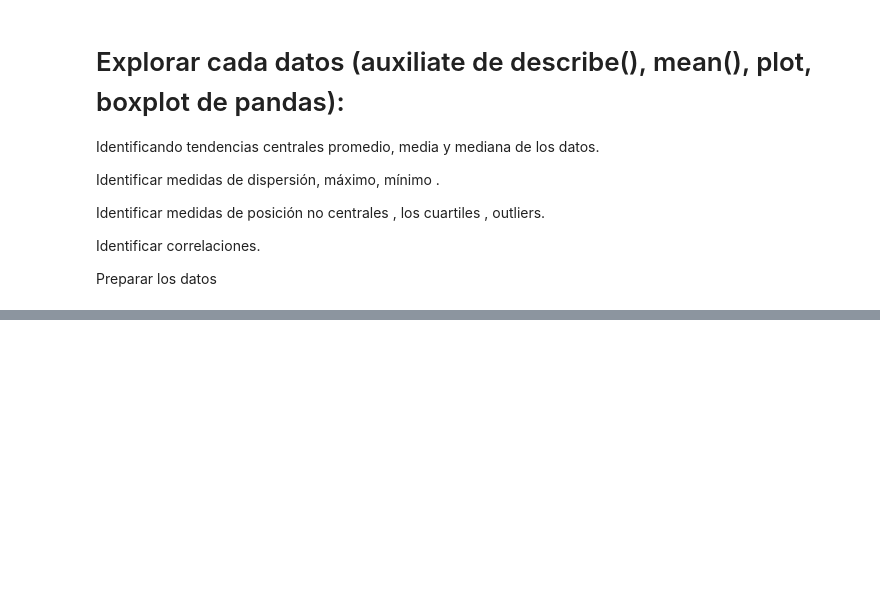
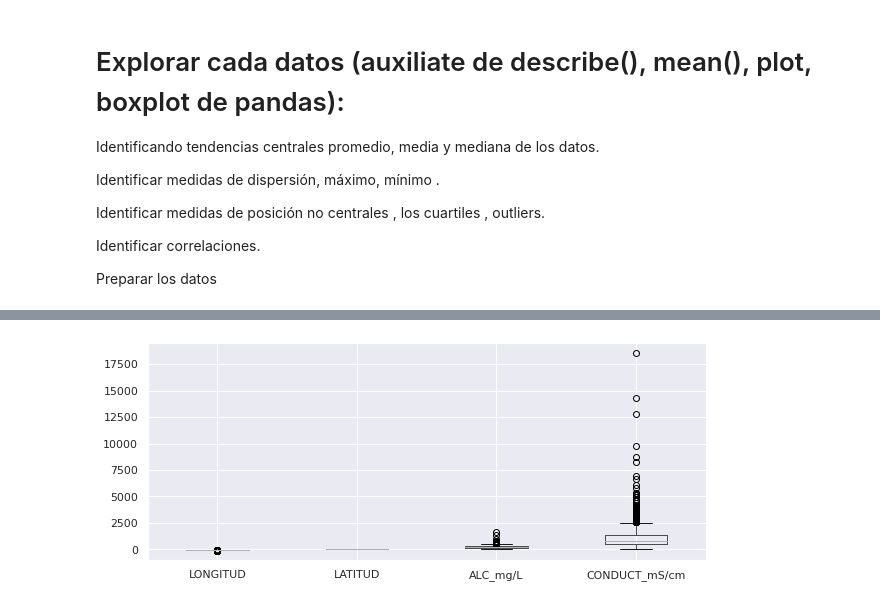
Before and after one commit to PosgradoMNA/actividades-del-projecto-cad_equipo_18, a Jupyter notebook: Equipo_18_Entrega_1_Aguas_Subterraneas.ipynb, the cells around one changed output, grey strips where cells are left out. Saved outputs shown, nothing was run; the diff lists cells and outputs as text; code cells hidden in the pictures; blank space fills up the shorter version.

```diff
--- a/Equipo_18_Entrega_1_Aguas_Subterraneas.ipynb
+++ b/Equipo_18_Entrega_1_Aguas_Subterraneas.ipynb
@@ -636,0 +663,5 @@ TypeError: ignored
+# %%
+#Diagrama de caja de los resultados de los diferentes modelos
+boxplot = df_histo.boxplot(column=['LONGITUD','LATITUD',"ALC_mg/L","CONDUCT_mS/cm"])
+# %% [output]
+[figure, added]
```
Also changed, not shown: parts of 7 cells of this notebook.
